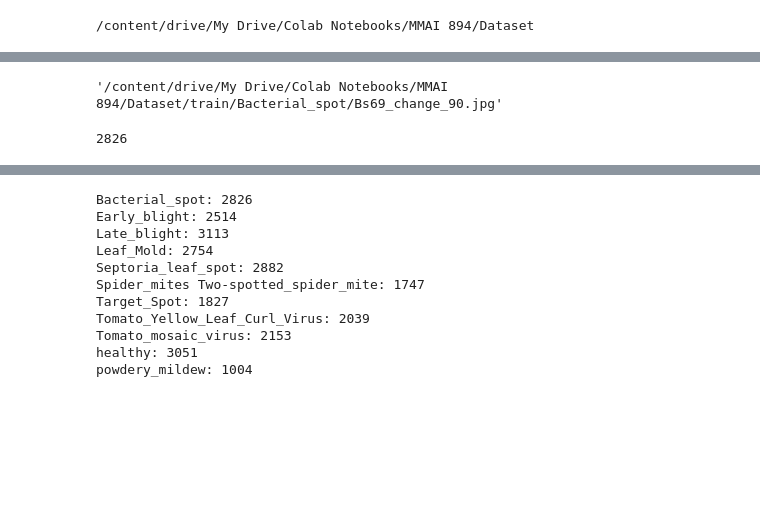
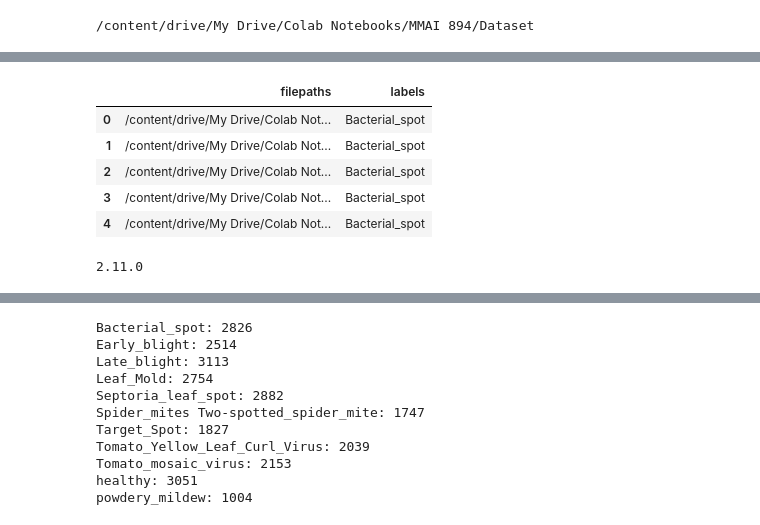
Before and after one commit to OoJackoO/MMAI894_Deep-Learning-Course-Project, a Jupyter notebook: MMAI894_Tomato_Disease_CLS_.ipynb, the cells around one changed output, grey strips where cells are left out. Cells and saved outputs as stored; diff of their text form; code cells hidden in the pictures; blank space fills up the shorter version.

```diff
--- a/MMAI894_Tomato_Disease_CLS_.ipynb
+++ b/MMAI894_Tomato_Disease_CLS_.ipynb
@@ -114,12 +334,3 @@ a = define_paths(train_dir)
-# %%
-a[0][2]
-# %% [output]
-'/content/drive/My Drive/Colab Notebooks/MMAI 894/Dataset/train/Bacterial_spot/Bs69_change_90.jpg'
-# %%
-# Number of images in "Bacterial_spot"
-len(os.listdir(os.path.join(train_dir, 'Bacterial_spot')))
-# %% [output]
-2826
 # %%
 #puts the path and lables into one dataframe
 def define_df(filepaths, labels):
@@ -138,6 +349,17 @@ def create_df(train_dir, val_dir):
     strat = dummy_df['labels']
     valid_df, test_df = train_test_split(dummy_df,  train_size= 0.5, shuffle= True, random_state= 24, stratify= strat)
     return train_df, valid_df, test_df
+# %%
+train_df, valid_df, test_df = create_df(train_dir, val_dir)
+# %%
+train_df.head()
+# %% [output]
+|  | filepaths | labels |
+| 0 | /content/drive/My Drive/Colab Not... | Bacterial_spot |
+| 1 | /content/drive/My Drive/Colab Not... | Bacterial_spot |
+| 2 | /content/drive/My Drive/Colab Not... | Bacterial_spot |
+| 3 | /content/drive/My Drive/Colab Not... | Bacterial_spot |
+| 4 | /content/drive/My Drive/Colab Not... | Bacterial_spot |
 # %%
 def create_gens(train_df, valid_df, test_df, batch_size):
     img_size = (224, 224)
@@ -159,0 +389,4 @@ def create_gens(train_df, valid_df, test_df, batch_size):
+# %%
+print(tf.__version__)
+# %% [output]
+2.11.0
```
Also changed, not shown: parts of 43 cells of this notebook.
